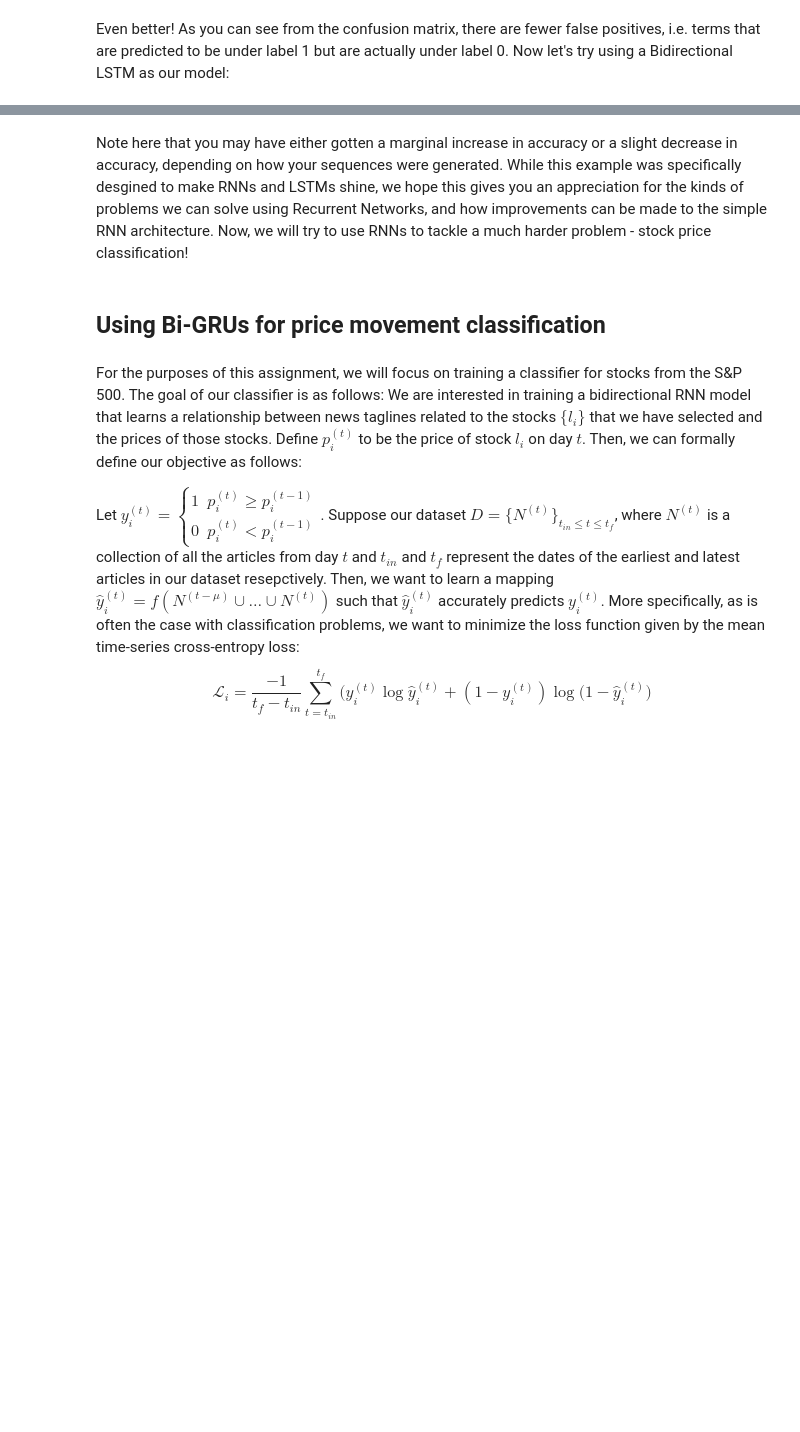
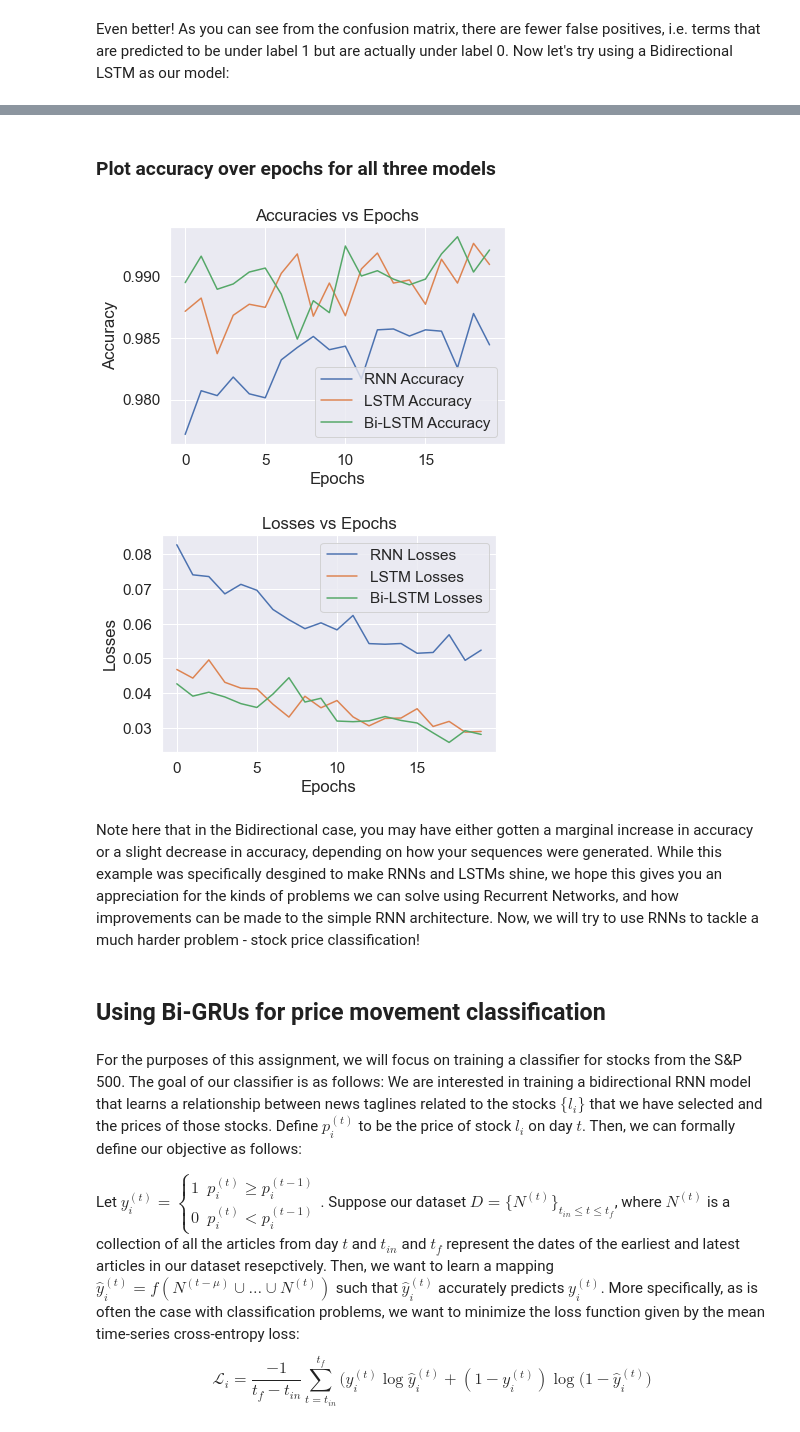
Before and after one commit to jaddubhai/189_proj_RNNs, a Jupyter notebook: Assignments/Solution.ipynb, the cells around one changed output, grey strips where cells are left out. Cells and saved outputs as stored; diff of their text form; code cells hidden in the pictures; blank space fills up the shorter version.

```diff
--- a/Assignments/Solution.ipynb
+++ b/Assignments/Solution.ipynb
@@ -203,5 +191,50 @@ plt.show()
+# %% [markdown]
+### Plot accuracy over epochs for all three models
+# %%
+num_epochs = 20
+
+model_1_history = model_1.fit(X_train.reshape(800, 35, 1), y_train.reshape(800, 35, 1),
+                                   epochs=num_epochs, verbose=False)
+
+train_losses_1 = model_1_history.history['loss']
+train_accuracies_1 = model_1_history.history['accuracy']
+
+model_2_history = model_2.fit(X_train.reshape(800, 35, 1), y_train.reshape(800, 35, 1),
+                                   epochs=num_epochs, verbose=False)
+
+train_losses_2 = model_2_history.history['loss']
+train_accuracies_2 = model_2_history.history['accuracy']
+
+model_3_history = model_3.fit(X_train.reshape(800, 35, 1), y_train.reshape(800, 35, 1),
+                                   epochs=num_epochs, verbose=False)
+
+train_losses_3 = model_3_history.history['loss']
+train_accuracies_3 = model_3_history.history['accuracy']
+
+plt.figure()
+plt.title("Accuracies vs Epochs")
+plt.xlabel("Epochs")
+plt.ylabel("Accuracy")
+plt.plot(train_accuracies_1, label="RNN Accuracy")
+plt.plot(train_accuracies_2, label="LSTM Accuracy")
+plt.plot(train_accuracies_3, label="Bi-LSTM Accuracy")
+plt.legend()
+plt.show()
+
+plt.figure()
+plt.title("Losses vs Epochs")
+plt.xlabel("Epochs")
+plt.ylabel("Losses")
+plt.plot(train_losses_1, label="RNN Losses")
+plt.plot(train_losses_2, label="LSTM Losses")
+plt.plot(train_losses_3, label="Bi-LSTM Losses")
+plt.legend()
+plt.show()
+# %% [output]
+[figure, added]
+[figure, added]
 # %% [markdown]
-Note here that you may have either gotten a marginal increase in accuracy or a slight decrease in accuracy, depending on how your sequences were generated. While this example was specifically desgined to make RNNs and LSTMs shine, we hope this gives you an appreciation for the kinds of problems we can solve using Recurrent Networks, and how improvements can be made to the simple RNN architecture. Now, we will try to use RNNs to tackle a much harder problem - stock price classification!
+Note here that in the Bidirectional case, you may have either gotten a marginal increase in accuracy or a slight decrease in accuracy, depending on how your sequences were generated. While this example was specifically desgined to make RNNs and LSTMs shine, we hope this gives you an appreciation for the kinds of problems we can solve using Recurrent Networks, and how improvements can be made to the simple RNN architecture. Now, we will try to use RNNs to tackle a much harder problem - stock price classification!
 # %% [markdown]
 ## Using Bi-GRUs for price movement classification
 # %% [markdown]
```
Also changed, not shown: parts of 16 cells of this notebook.
